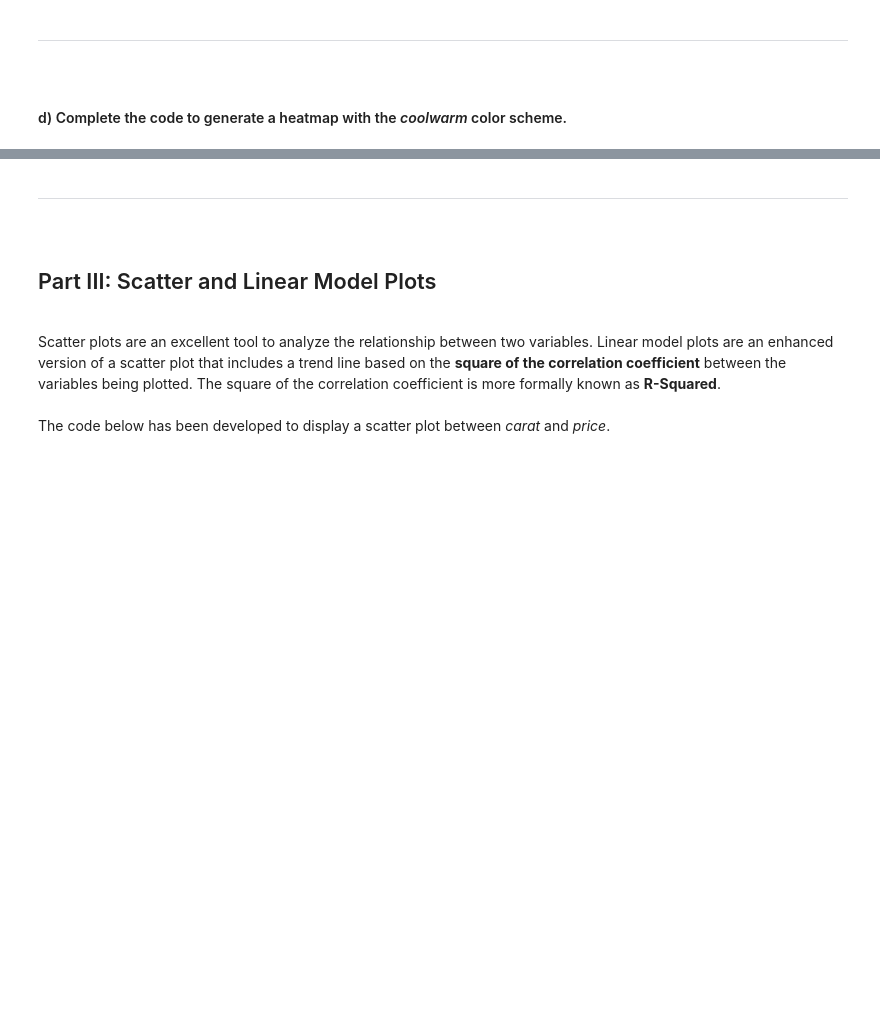
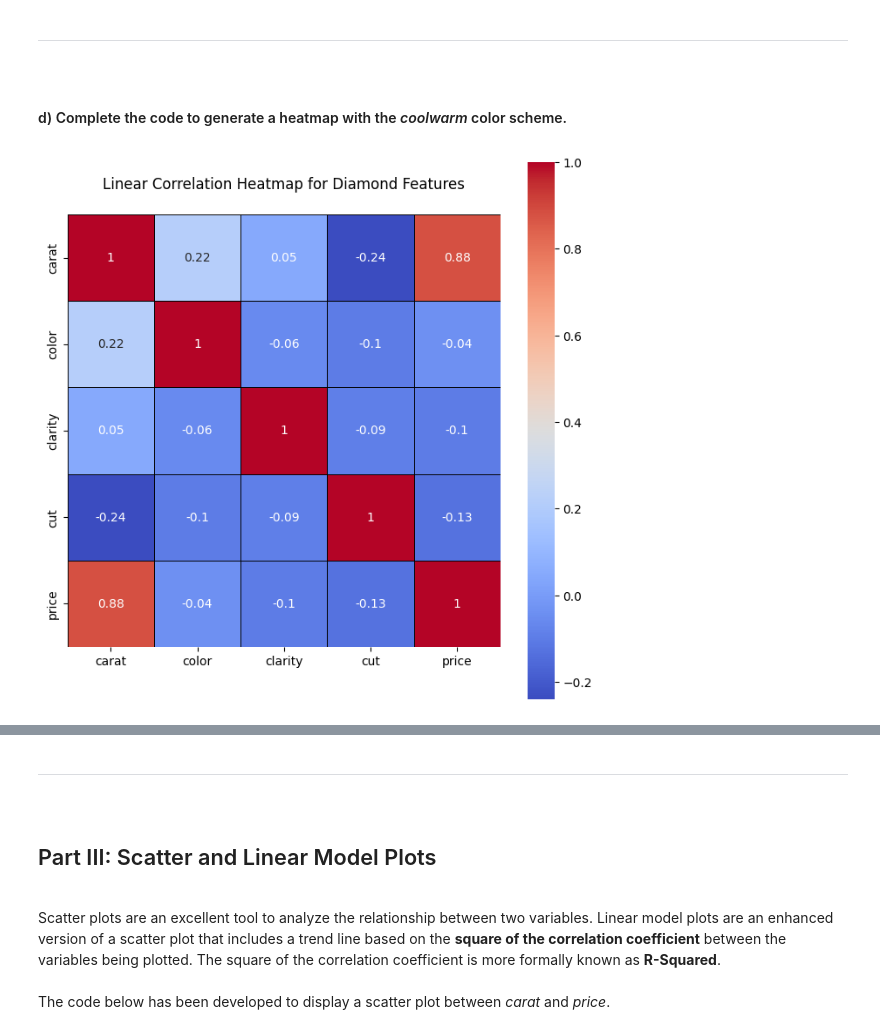
Before and after one commit to samuel-mahembe/Data-Science-Python-Kickstart, a Jupyter notebook: Script 03 - Exploratory Data Analysis - Guided.ipynb, the cells around one changed output, grey strips where cells are left out. Cells and saved outputs as stored; diff of their text form; code cells hidden in the pictures; blank space fills up the shorter version.

```diff
--- a/Script 03 - Exploratory Data Analysis - Guided.ipynb
+++ b/Script 03 - Exploratory Data Analysis - Guided.ipynb
@@ -403,22 +407,24 @@ The heatmap looks freezing now! Let's change the color scheme to a mix between h
 # %%
 # specifying plot size (making it bigger)
 fig, ax = plt.subplots( figsize = (8 , 8) )
 
 
 # developing a coolwarm heatmap
 sns.heatmap(data       = diamonds_corr, # the correlation matrix
-            cmap       = _____        , # changing to MEDIUM colors
+            cmap       = 'coolwarm'        , # changing to MEDIUM colors  Better to read
             square     = True         , # tightening the layout
             annot      = True         , # should there be numbers in the heatmap
             linecolor  = 'black'      , # lines between boxes
             linewidths = 0.5          ) # how thick should the lines be?
 
 
 # title and displaying the plot
 plt.title(label = """
 Linear Correlation Heatmap for Diamond Features
 """)
 
 
 # visualizing the data
 plt.show(block = True)
+# %% [output]
+[figure, added]
```
Also changed, not shown: parts of 11 cells of this notebook.
